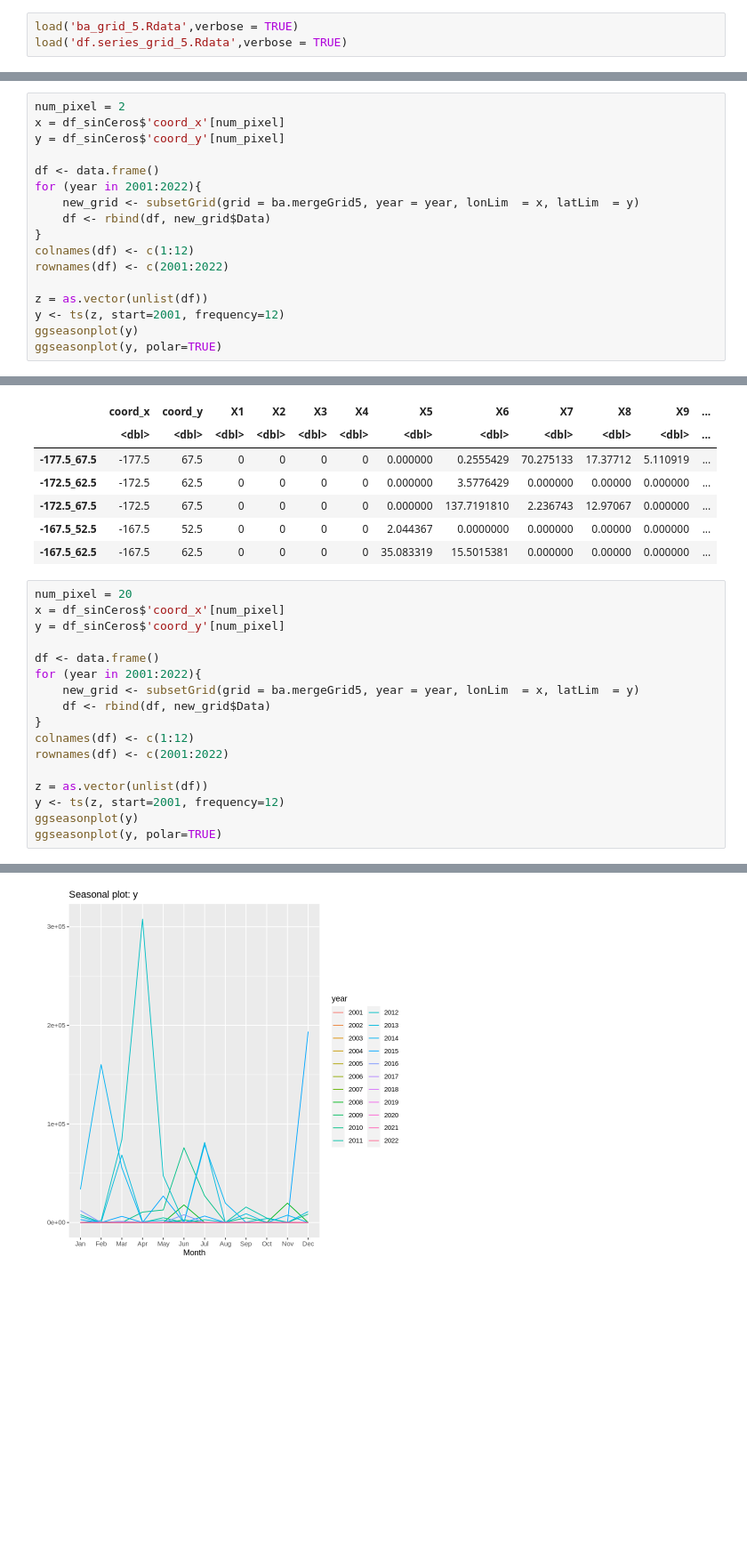
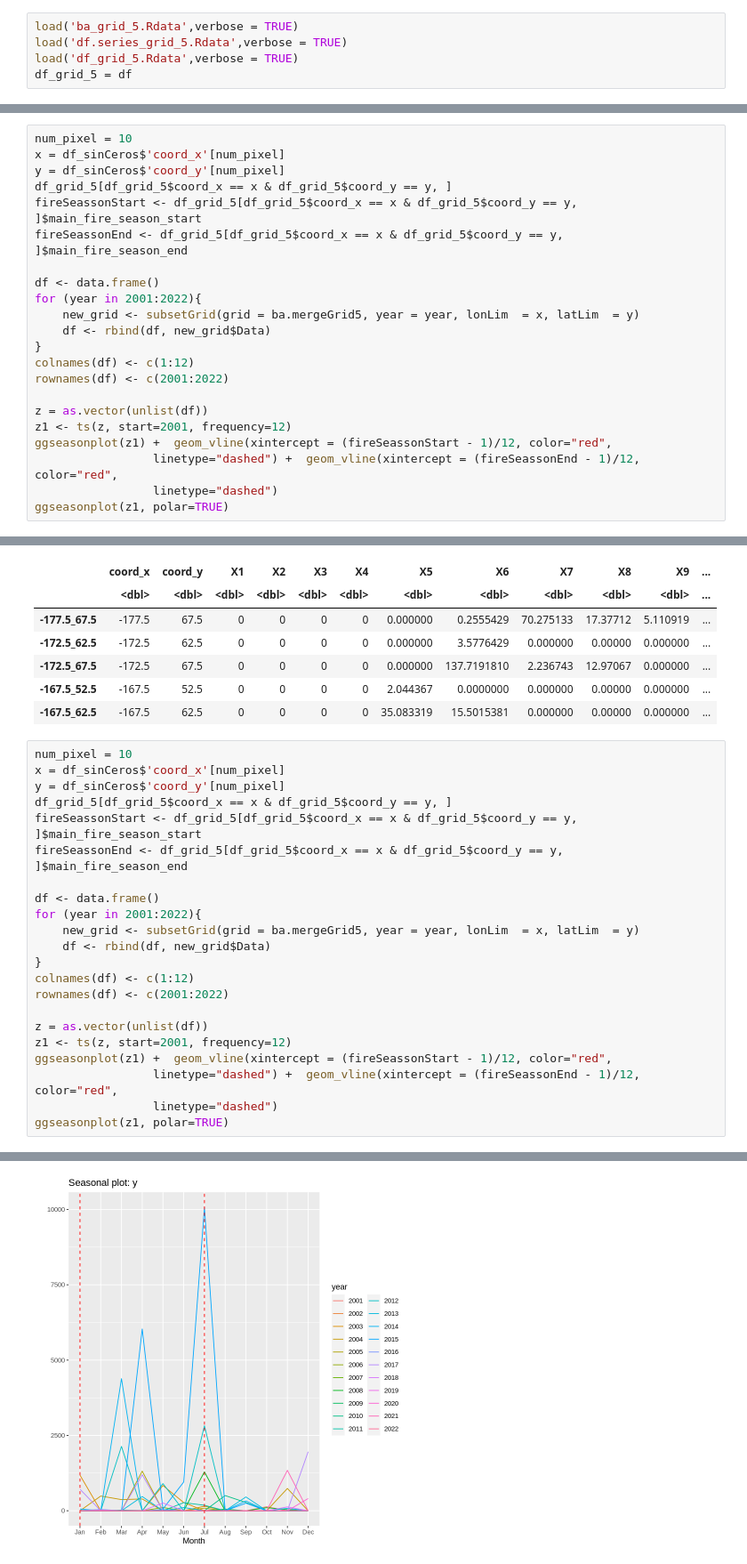
Before and after one commit to delatorre96/Development-of-a-multi-resolution-fire-season-database-on-a-global-scale, a Jupyter notebook: 4. Visualizaciones/Viz2.ipynb, the cells around one changed output, grey strips where cells are left out. Shown at 89% size. Saved outputs shown, nothing was run; the diff lists cells and outputs as text; blank space fills up the shorter version.

```diff
--- a/4. Visualizaciones/Viz2.ipynb
+++ b/4. Visualizaciones/Viz2.ipynb
@@ -81,6 +32,8 @@ Please see 'citation("transformeR")' to cite this package.
 # %%
 load('ba_grid_5.Rdata',verbose = TRUE)
 load('df.series_grid_5.Rdata',verbose = TRUE)
+load('df_grid_5.Rdata',verbose = TRUE)
+df_grid_5 = df
 # %% [output]
 Loading objects:
   ba.mergeGrid5
@@ -130,7 +98,10 @@ ggseasonplot(y, polar=TRUE)
 # %%
-num_pixel = 2
+num_pixel = 10
 x = df_sinCeros$'coord_x'[num_pixel]
 y = df_sinCeros$'coord_y'[num_pixel]
+df_grid_5[df_grid_5$coord_x == x & df_grid_5$coord_y == y, ]
+fireSeassonStart <- df_grid_5[df_grid_5$coord_x == x & df_grid_5$coord_y == y, ]$main_fire_season_start
+fireSeassonEnd <- df_grid_5[df_grid_5$coord_x == x & df_grid_5$coord_y == y, ]$main_fire_season_end
 
 df <- data.frame()
 for (year in 2001:2022){
@@ -141,7 +112,9 @@ colnames(df) <- c(1:12)
 rownames(df) <- c(2001:2022)
 
 z = as.vector(unlist(df))
-y <- ts(z, start=2001, frequency=12)
-ggseasonplot(y)
-ggseasonplot(y, polar=TRUE)
+z1 <- ts(z, start=2001, frequency=12)
+ggseasonplot(z1) +  geom_vline(xintercept = (fireSeassonStart - 1)/12, color="red",
+                 linetype="dashed") +  geom_vline(xintercept = (fireSeassonEnd - 1)/12, color="red",
+                 linetype="dashed")
+ggseasonplot(z1, polar=TRUE)
 # %% [output]
@@ -167,9 +144,12 @@ A data.frame: 5 × 14
 | -167.5_52.5 | -167.5 | 52.5 | 0 | 0 | 0 | 0 | 2.044367 | 0.0000000 | 0.000000 | 0.00000 | 0.000000 | ... |
 | -167.5_62.5 | -167.5 | 62.5 | 0 | 0 | 0 | 0 | 35.083319 | 15.5015381 | 0.000000 | 0.00000 | 0.000000 | ... |
 # %%
-num_pixel = 20
+num_pixel = 10
 x = df_sinCeros$'coord_x'[num_pixel]
 y = df_sinCeros$'coord_y'[num_pixel]
+df_grid_5[df_grid_5$coord_x == x & df_grid_5$coord_y == y, ]
+fireSeassonStart <- df_grid_5[df_grid_5$coord_x == x & df_grid_5$coord_y == y, ]$main_fire_season_start
+fireSeassonEnd <- df_grid_5[df_grid_5$coord_x == x & df_grid_5$coord_y == y, ]$main_fire_season_end
 
 df <- data.frame()
 for (year in 2001:2022){
@@ -180,7 +160,9 @@ colnames(df) <- c(1:12)
 rownames(df) <- c(2001:2022)
 
 z = as.vector(unlist(df))
-y <- ts(z, start=2001, frequency=12)
-ggseasonplot(y)
-ggseasonplot(y, polar=TRUE)
+z1 <- ts(z, start=2001, frequency=12)
+ggseasonplot(z1) +  geom_vline(xintercept = (fireSeassonStart - 1)/12, color="red",
+                 linetype="dashed") +  geom_vline(xintercept = (fireSeassonEnd - 1)/12, color="red",
+                 linetype="dashed")
+ggseasonplot(z1, polar=TRUE)
 # %% [output]
@@ -187 +173 @@ ggseasonplot(y, polar=TRUE)
-[figure, old version]
+[figure, new version]
```
Also changed, not shown: parts of 5 cells of this notebook, 3 other files.
